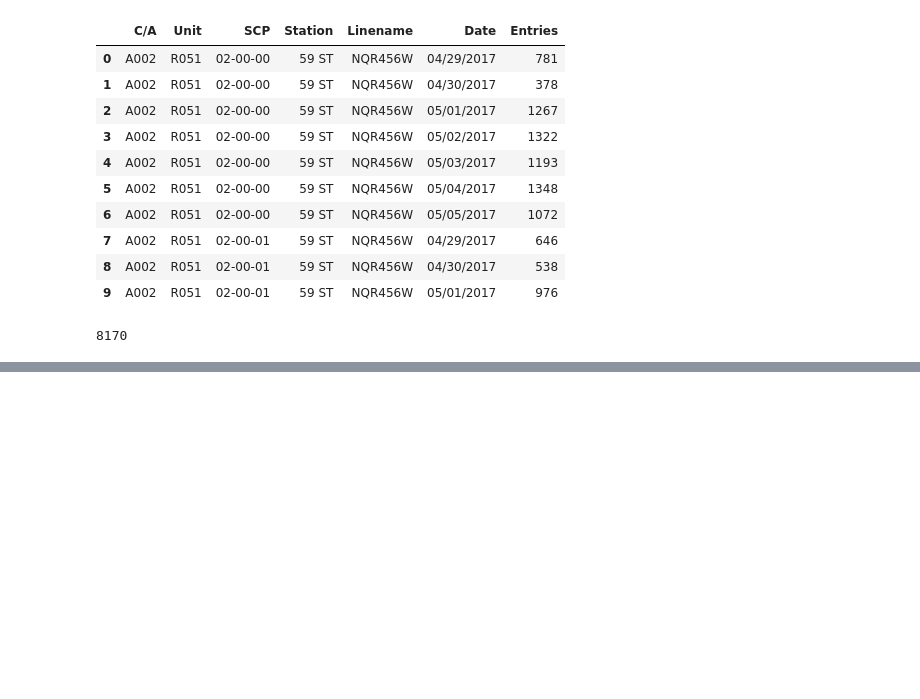
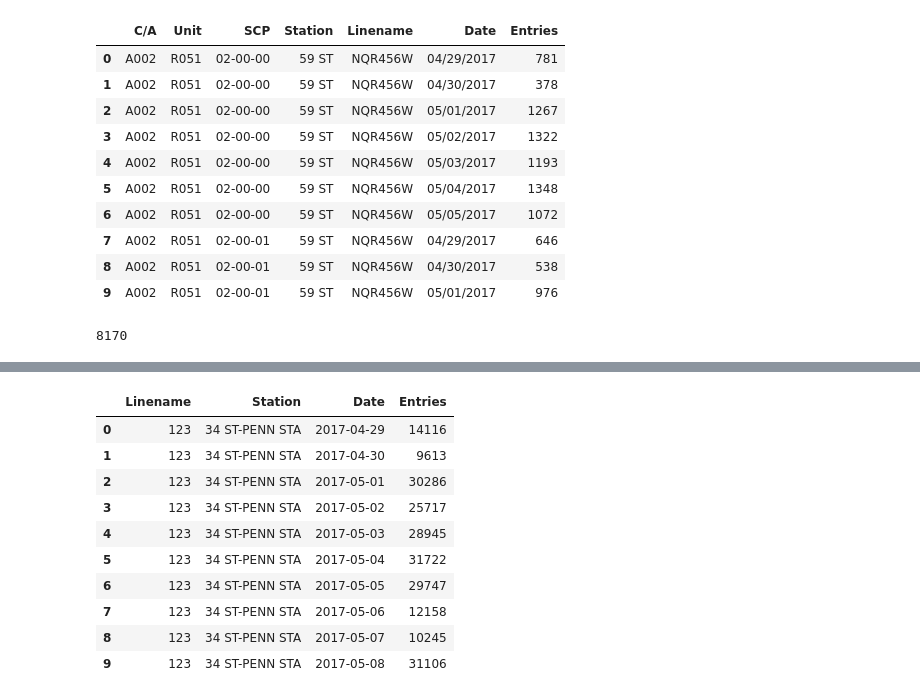
Before and after one commit to zuzhaoye/MTA_Data_Analysis, a Jupyter notebook: Project1_Final2.ipynb, the cells around one changed output, grey strips where cells are left out. Saved outputs shown, nothing was run; the diff lists cells and outputs as text; code cells hidden in the pictures; blank space fills up the shorter version.

```diff
--- a/Project1_Final2.ipynb
+++ b/Project1_Final2.ipynb
@@ -124,9 +138,21 @@ plt.xticks(rotation=25, fontsize=10);
 # %%
 busy_stations = busiest_turnstile_df['Station']
 timeseries_df = turnstile_df[turnstile_df['Station'].isin(busy_stations)]
-timeseries_df = df.groupby(['Linename', 'Station', 'Date'], as_index=False).sum()
+timeseries_df = timeseries_df.groupby(['Linename', 'Station', 'Date'], as_index=False).sum()
 timeseries_df['Date'] = pd.to_datetime(timeseries_df['Date'])
 timeseries_df.head(10)
+# %% [output]
+|  | Linename | Station | Date | Entries |
+| 0 | 123 | 34 ST-PENN STA | 2017-04-29 | 14116 |
+| 1 | 123 | 34 ST-PENN STA | 2017-04-30 | 9613 |
+| 2 | 123 | 34 ST-PENN STA | 2017-05-01 | 30286 |
+| 3 | 123 | 34 ST-PENN STA | 2017-05-02 | 25717 |
+| 4 | 123 | 34 ST-PENN STA | 2017-05-03 | 28945 |
+| 5 | 123 | 34 ST-PENN STA | 2017-05-04 | 31722 |
+| 6 | 123 | 34 ST-PENN STA | 2017-05-05 | 29747 |
+| 7 | 123 | 34 ST-PENN STA | 2017-05-06 | 12158 |
+| 8 | 123 | 34 ST-PENN STA | 2017-05-07 | 10245 |
+| 9 | 123 | 34 ST-PENN STA | 2017-05-08 | 31106 |
 # %%
 fig = plt.figure(1, figsize = (14, 8))
 ax1 = fig.add_subplot(111)
```
Also changed, not shown: parts of 3 cells of this notebook.
